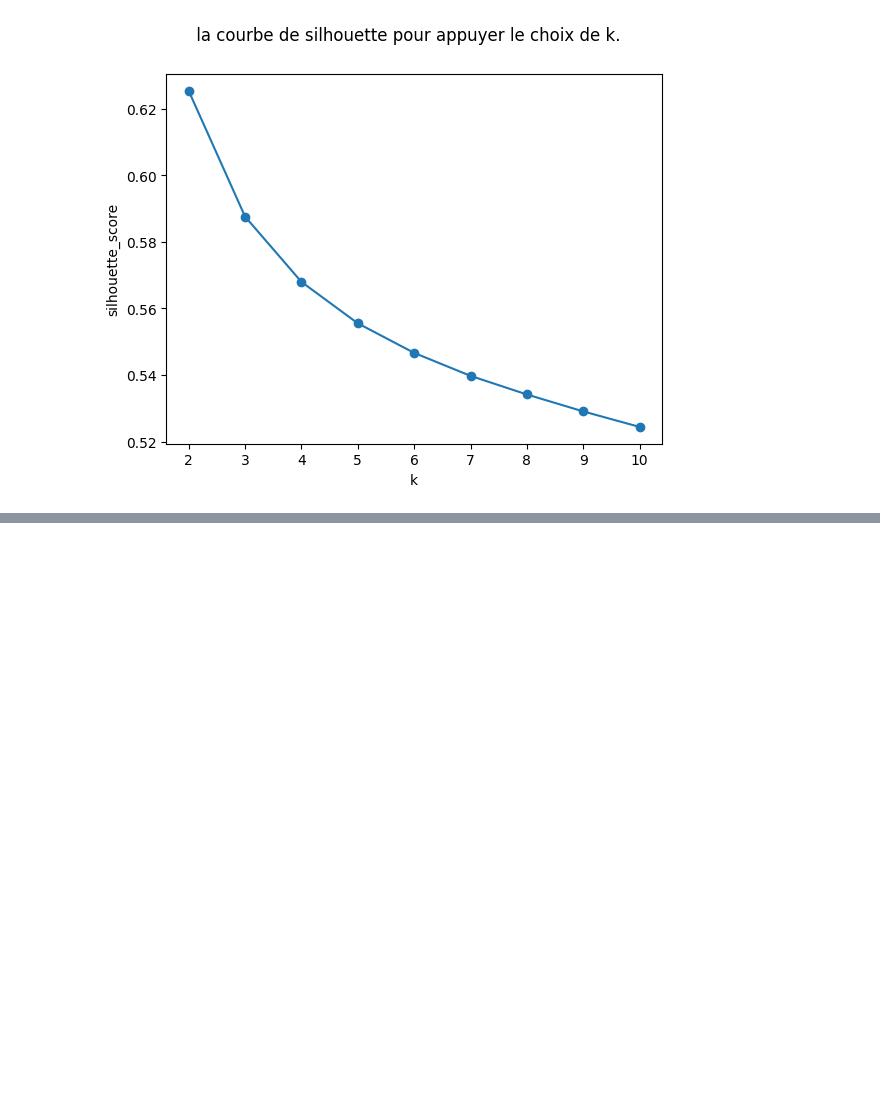
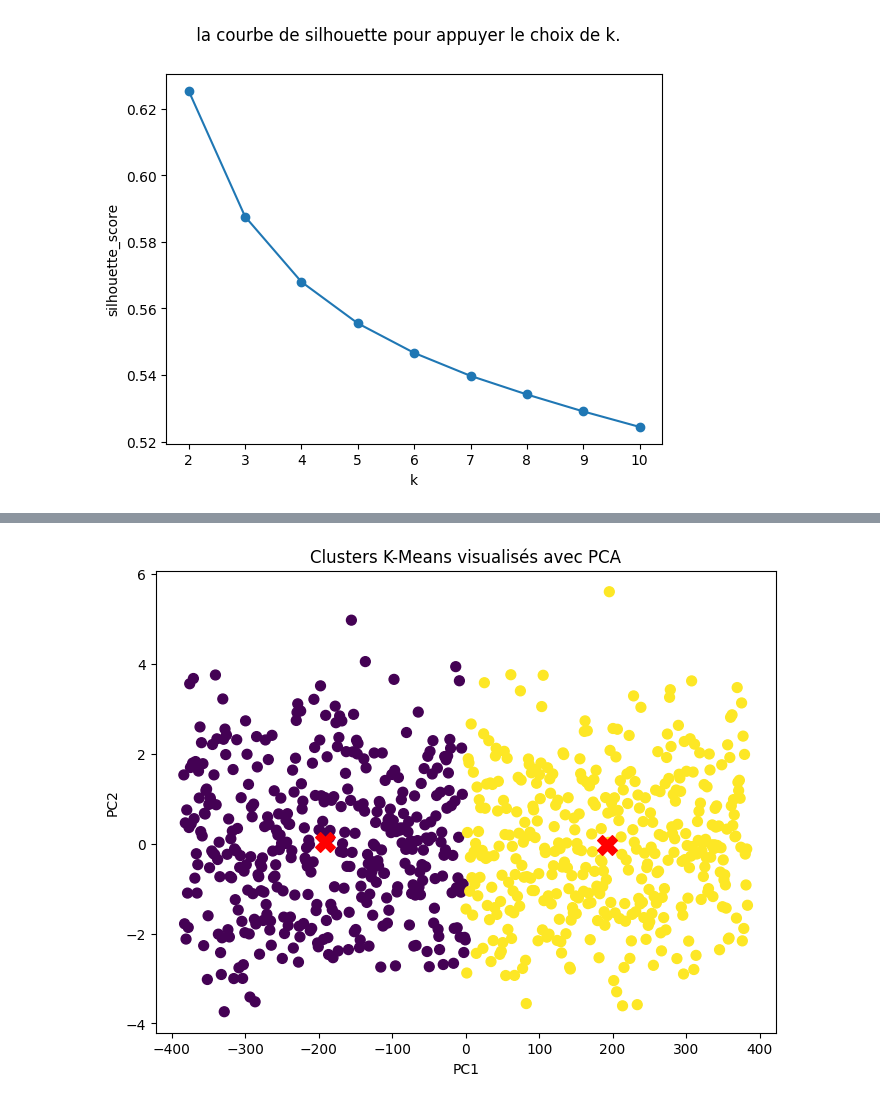
Before and after one commit to OUSSAMAEDDERKAOUI/Analyse-et-Prediction-du-Risque-de-Diabete, a Jupyter notebook: notebooks/03_Clustering.ipynb, the cells around one changed output, grey strips where cells are left out. Drawn from its saved outputs; the diff is of its cells as text; code cells hidden in the pictures; blank space fills up the shorter version.

```diff
--- a/notebooks/03_Clustering.ipynb
+++ b/notebooks/03_Clustering.ipynb
@@ -44,0 +93,15 @@ Text(0.5, 0.98, ' la courbe de silhouette pour appuyer le choix de k.')
+# %%
+from sklearn.decomposition import PCA
+
+pca = PCA(n_components=2)
+X_pca = pca.fit_transform(df)
+
+plt.figure(figsize=(8,6))
+plt.scatter(X_pca[:,0], X_pca[:,1], c=labels, cmap='viridis', s=50)
+plt.scatter(pca.transform(centroids)[:,0], pca.transform(centroids)[:,1], c='red', s=200, marker='X')
+plt.title("Clusters K-Means visualisés avec PCA")
+plt.xlabel("PC1")
+plt.ylabel("PC2")
+plt.show()
+# %% [output]
+[figure, added]
```
Also changed, not shown: parts of 4 cells of this notebook, 2 other files.
